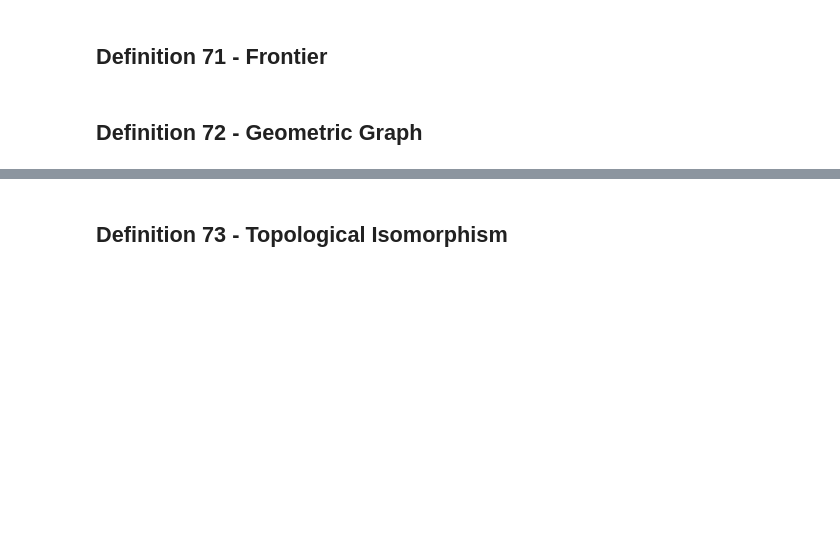
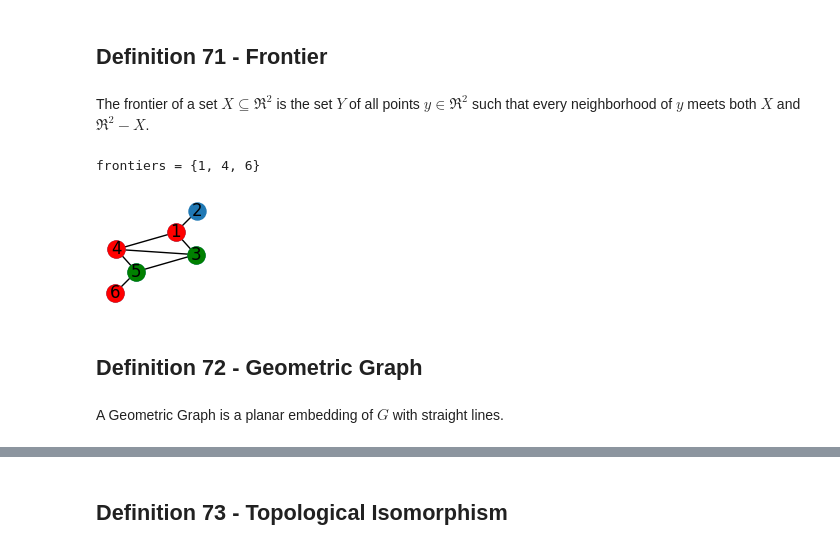
Before and after one commit to lipinski/graph-theory, a Jupyter notebook: definitions.ipynb, the cells around one changed output, grey strips where cells are left out. Saved outputs shown, nothing was run; the diff lists cells and outputs as text; code cells hidden in the pictures; blank space fills up the shorter version.

Commit message:
Add Frontier, Geometric Graph

```diff
--- a/definitions.ipynb
+++ b/definitions.ipynb
@@ -1318,5 +1318,25 @@ nx.draw(G, pos=nx.planar_layout(G), node_size=100, with_labels=False);
 If $G$ can be drawn in the plane without a crossing, $G$ is plannar.
 # %% [markdown]
 ## Definition 71 - Frontier
+# %% [markdown]
+The frontier of a set $X\subseteq \Re^2$ is the set $Y$ of all points $y\in \Re^2$ such that every neighborhood of $y$ meets both $X$ and $\Re^2 - X$.
+# %%
+X = {3, 5}
+neighborhood = set(np.array([list(nx.neighbors(G, x)) for x in X]).flatten())
+frontiers = neighborhood - X
+
+assert frontiers == nx.boundary.node_boundary(G, X)
+
+print(f'frontiers = {frontiers}')
+
+fig = plt.figure(figsize=figsize)
+nx.draw(G, pos=pos, node_size=150, with_labels=True);
+nx.draw_networkx_nodes(G, pos=pos, nodelist=X, node_size=150, node_color='green');
+nx.draw_networkx_nodes(G, pos=pos, nodelist=frontiers, node_size=150, node_color='red');
+# %% [output]
+frontiers = {1, 4, 6}
+[figure, added]
 # %% [markdown]
 ## Definition 72 - Geometric Graph
+# %% [markdown]
+A Geometric Graph is a planar embedding of $G$ with straight lines.
```
Also changed, not shown: parts of 1 cell of this notebook.
